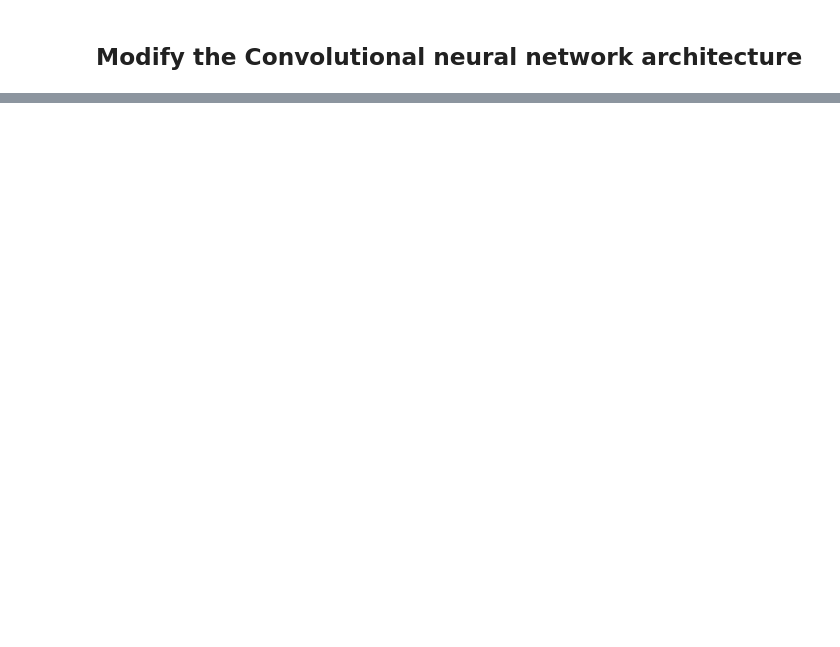
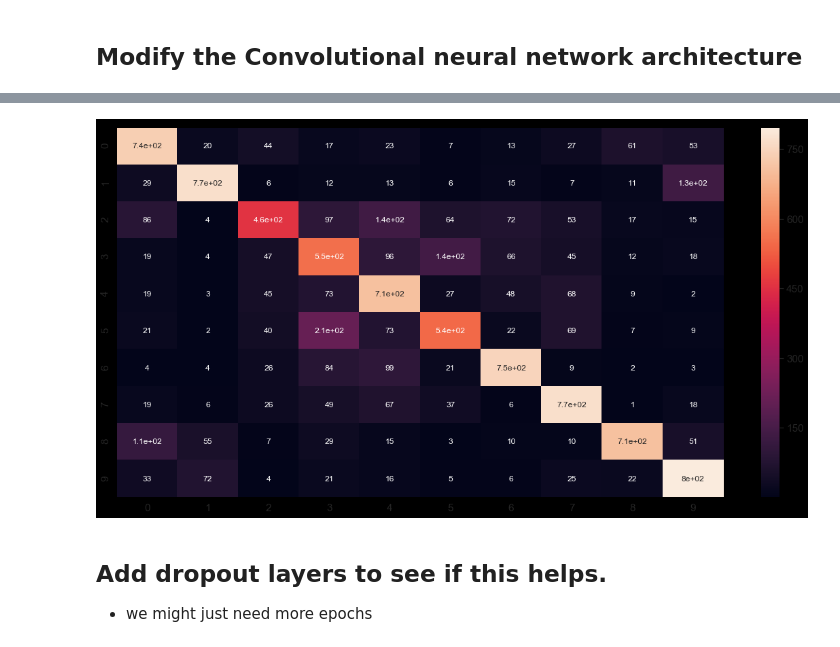
Before and after one commit to dokeeffe87/keras_examples, a Jupyter notebook: ConvNet_and_simple_GAN_examples.ipynb, the cells around one changed output, grey strips where cells are left out. Cells and saved outputs as stored; diff of their text form; code cells hidden in the pictures; blank space fills up the shorter version.

```diff
--- a/ConvNet_and_simple_GAN_examples.ipynb
+++ b/ConvNet_and_simple_GAN_examples.ipynb
@@ -244,4 +308,4 @@ classifier_cnn2.add(keras.layers.Conv2D(filters=64, kernel_size=5, strides=1, ac
 # %%
-# Add another pooling layer since we did one stride in the above convolutional layer
-classifier_cnn2.add(keras.layers.MaxPooling2D(pool_size=(2,2), strides=(2,2)))
+# Add another pooling layer since we did one stride in the above convolutional layer. Pooling again, so the expected output dimension is now (8, 8, 32)
+classifier_cnn2.add(keras.layers.MaxPooling2D(pool_size=(2,2), strides=(4,4)))
 # %%
@@ -252,0 +361,2 @@ classifier_cnn2.add(keras.layers.Dense(num_classes, activation='softmax'))
+# %%
+classifier_cnn2.compile(optimizer=keras.optimizers.Adam(), loss="sparse_categorical_crossentropy", metrics=['acc'])
@@ -252,0 +366,3 @@ classifier_cnn2.add(keras.layers.Dense(num_classes, activation='softmax'))
+# %%
+# Fit the model.
+classifier_cnn2.fit(x=x_train, y=y_train, validation_data=(x_test, y_test), epochs=10, callbacks=[history_cnn2])
@@ -252,0 +390,7 @@ classifier_cnn2.add(keras.layers.Dense(num_classes, activation='softmax'))
+# %%
+make_confusion_matrix(classifier_=classifier_cnn2, x_test=x_test, y_test=y_test, figsize_=(20,10))
+# %% [output]
+[figure, added]
+# %% [markdown]
+## Add dropout layers to see if this helps.
+* we might just need more epochs
```
Also changed, not shown: parts of 46 cells of this notebook.
